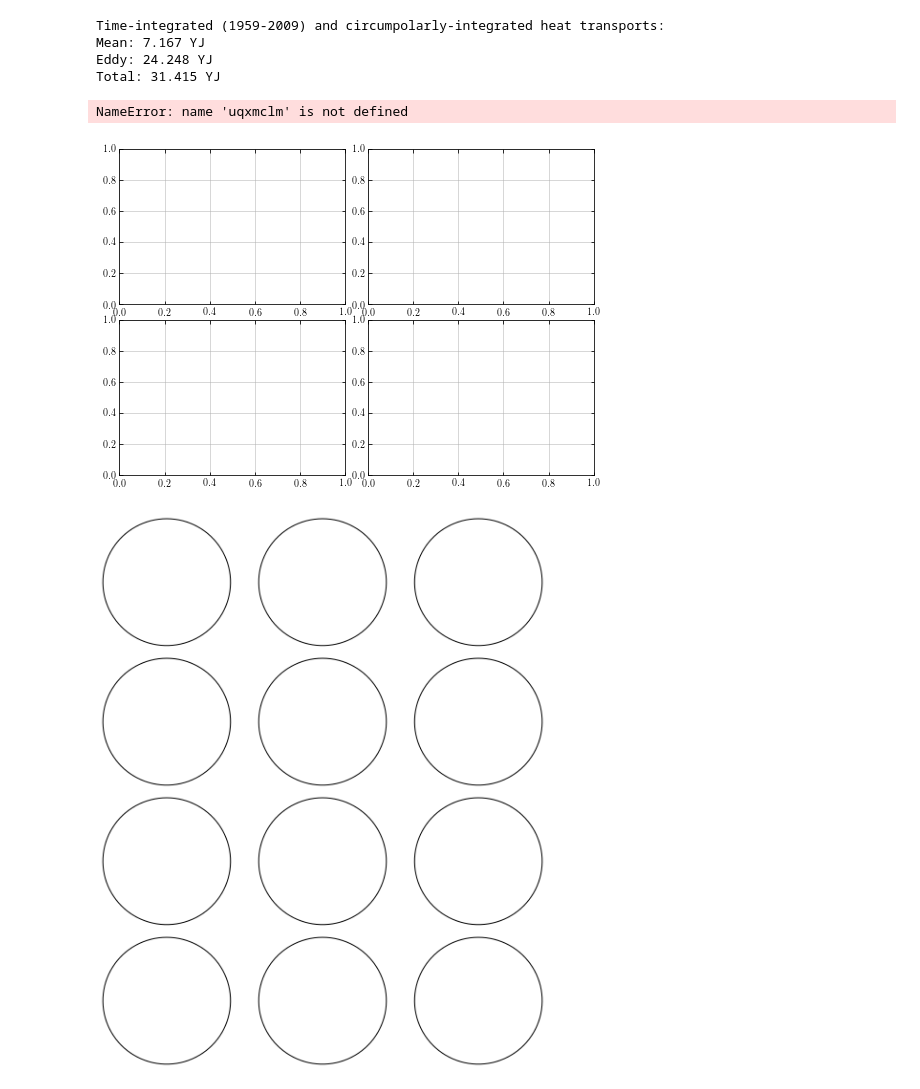
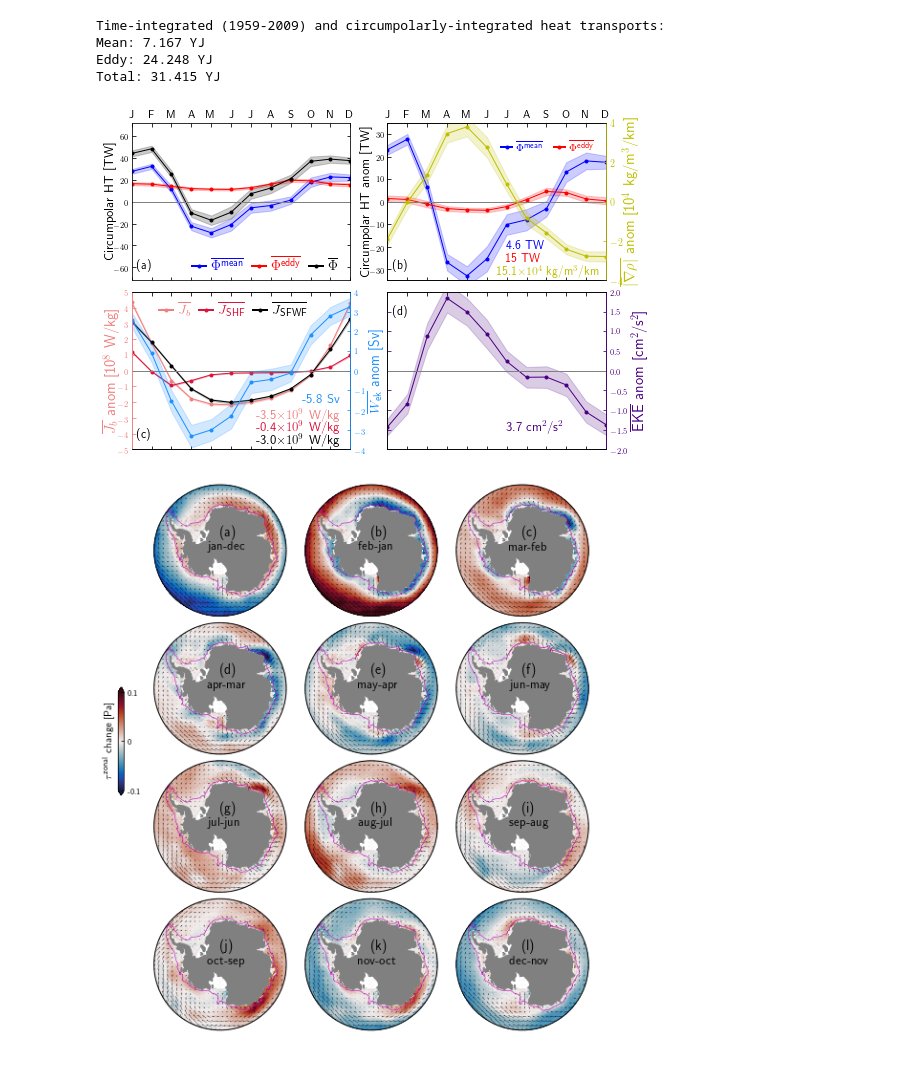
Before and after one commit to apaloczy/AntarcticaCircumpolarIntrusions, a Jupyter notebook: plot_figs/figs05-07_09-10_S3-S8/figs05-07_09-10_S3-S8.ipynb, the cells around one changed output. Saved outputs shown, nothing was run; the diff lists cells and outputs as text; code cells hidden in the pictures.

Commit message:
Update Figures 5-7, 9-10, S3-S8 and notebook.

```diff
--- a/plot_figs/figs05-07_09-10_S3-S8/figs05-07_09-10_S3-S8.ipynb
+++ b/plot_figs/figs05-07_09-10_S3-S8/figs05-07_09-10_S3-S8.ipynb
@@ -829,8 +829,8 @@ fig7.savefig('figS_interannual_stds.png')
 [figure]
 # %%
 # Get climatologies of circumpolatly-integrated/averaged variables.
-fnames = ['tauxy.npz', 'Jb_int.npz', 'gradRHO.npz', 'EKE_MKE.npz']
-vnames = ['tau_alongmo', 'Jb', 'gradrho_mag_monthly', 'ekemonthly']
+fnames = ['tauxy.npz', 'gradRHO.npz', 'EKE_MKE.npz']
+vnames = ['tau_alongmo', 'gradrho_mag_monthly', 'ekemonthly']
 for fname, v in zip(fnames, vnames):
     if 'clm' in v: # tauxclm and tauyclm
         try:
@@ -844,7 +844,12 @@ for fname, v in zip(fnames, vnames):
             vv = np.load(headnpz+'large_files/'+fname)[v]
     vars().update({v:vv})
 
-Jbt = Jb
+fnameJb = 'Jb_int.npz'
+djb = np.load(headnpz+fnameJb)
+Jbt = djb['Jb'] # Area-averaged (within 1000 m isobath) surface buoyancy flux [W/kg].
+Jqt = djb['Jq'] # Heat flux contribution to Jb [W/kg].
+Jst = djb['Js'] # Freshwater contribution to Jb [W/kg].
+
 ddd = np.load(headnpz+'large_files/'+fnames[0])
 xm, ym, dm, dist = ddd['xm'], ddd['ym'], ddd['dm'], ddd['d']
 # %%
@@ -865,7 +870,7 @@ ekemonthly = np.ma.masked_invalid(ekemonthly)
 # Circumpolarly-averaged buoyancy flux time series.
 Lxm = dxm.sum()
 thresh = 1e3
-Jbmonthly[np.abs(Jbmonthly)>thresh] = np.nan
+Jbt[np.abs(Jbt)>thresh] = np.nan
 ekemo = 0.5*(ekemonthly[:,1:] + ekemonthly[:,:-1])
 
 grhomo = 0.5*(gradrho_mag_monthly[:,1:] + gradrho_mag_monthly[:,:-1])
@@ -880,6 +885,8 @@ _, yrWek, _ = blkavgt(t, Wek, every=12)
 
 grhoclm, grhoclm_std = seasonal_avg(t, grhot), seasonal_std(t, grhot)
 Jbclm, Jbclm_std = seasonal_avg(t, Jbt), seasonal_std(t, Jbt)
+Jqclm, Jqclm_std = seasonal_avg(t, Jqt), seasonal_std(t, Jqt)
+Jsclm, Jsclm_std = seasonal_avg(t, Jst), seasonal_std(t, Jst)
 grhoclm, grhoclm_std = seasonal_avg(t, grhot), seasonal_std(t, grhot)
 ekeclm, ekeclm_std = seasonal_avg(t, eket), seasonal_std(t, eket)
 
@@ -905,6 +910,8 @@ SE95ekeclm = 2*ekeclm_std/sqrtNdof
 SE95Wekclm = 2*Wekclm_std/sqrtNdof
 SE95grhoclm = 2*grhoclm_std/sqrtNdof
 SE95Jbclm = 2*Jbclm_std/sqrtNdof
+SE95Jqclm = 2*Jqclm_std/sqrtNdof
+SE95Jsclm = 2*Jsclm_std/sqrtNdof
 
 # Read in potential temperature psimean and psieddy.
 fT = head + 'Tcirc_tavg.npz'
@@ -980,7 +986,7 @@ Eddy: 24.248 YJ
 Total: 31.415 YJ
 # %%
 #################################################################
-# Plot Figure 6 (seasonal cycles of circumpolarly-integrated or #
+# Plot Figure 5 (seasonal cycles of circumpolarly-integrated or #
 # circumpolarly-averaged variables).                            #
 #################################################################
 
@@ -988,12 +994,16 @@ icecol = 'darkturquoise'
 wekcol = 'dodgerblue'
 grhocol = 'y'
 jbcol = 'lightcoral'
+jqcol = 'crimson'
+jscol = 'k'
 ekecol = 'indigo'
 uqxecol = 'r'
 bbox = [-180, 180, -90, -60]
 bbox2 = [-180, 180, -90, -65]
 xmossn_labels = ['J', 'F', 'M', 'A', 'M', 'J', 'J', 'A', 'S', 'O', 'N', 'D']
 xmossn = np.int32(np.arange(1, 13))
+Jbfac = 1e8
+grhofac = 1e4
 
 figsize1 = (8.5, 6)
 figsize2 = (8.5, 10.5)
@@ -1037,7 +1047,7 @@ ax2.grid(False)
 
 # grad(rho).
 axgrho = ax2.twinx()
-axgrho.plot(xmossn, (grhoclm-grhoclm.mean())*1e4, color=grhocol, linewidth=1.0, marker='o', ms=3)
+axgrho.plot(xmossn, (grhoclm-grhoclm.mean())*grhofac, color=grhocol, linewidth=1.0, marker='o', ms=3)
 
 axgrho.yaxis.set_tick_params(labelsize=10)
 axgrho.grid(False)
@@ -1047,7 +1057,9 @@ axgrho.yaxis.set_tick_params(color=grhocol, labelcolor=grhocol, right=True, labe
 
 # Jb and Wek.
 axjb = ax3
-axjb.plot(xmossn, (Jbclm-Jbclm.mean())*1e8, color=jbcol, linewidth=1.0, marker='o', ms=3)
+axjb.plot(xmossn, (Jbclm-Jbclm.mean())*Jbfac, color=jbcol, linewidth=1.0, marker='o', ms=3, label=r"$\overline{J_b}$")
+axjb.plot(xmossn, (Jqclm-Jqclm.mean())*Jbfac, color=jqcol, linewidth=1.0, marker='o', ms=3, label=r"$\overline{J_\text{SHF}}$")
+axjb.plot(xmossn, (Jsclm-Jsclm.mean())*Jbfac, color=jscol, linewidth=1.0, marker='o', ms=3, label=r"$\overline{J_\text{SFWF}}$")
 axjb.yaxis.set_tick_params(labelsize=10)
 axjb.grid(False)
 axjb.set_ylabel(r"$\overline{J_b}$ anom [10$^8$ W/kg]", fontsize=15, fontweight='black', color=jbcol, va='center', labelpad=5)
@@ -1077,8 +1089,10 @@ ax4.yaxis.set_tick_params(left='off', labelleft='off')
 
 uqxmclm2 = uqxmclm - uqxmclm.mean()
 uqxeclm2 = uqxeclm - uqxeclm.mean()
-grhoclm2 = (grhoclm - grhoclm.mean())*1e4
-Jbclm2 = (Jbclm - Jbclm.mean())*1e8
+grhoclm2 = (grhoclm - grhoclm.mean())*grhofac
+Jbclm2 = (Jbclm - Jbclm.mean())*Jbfac
+Jqclm2 = (Jqclm - Jqclm.mean())*Jbfac
+Jsclm2 = (Jsclm - Jsclm.mean())*Jbfac
 Wekclm2 = Wekclm - Wekclm.mean()
 ekeclm2 = ekeclm - ekeclm.mean()
 
@@ -1091,8 +1105,10 @@ ax1.fill_between(xmossn, uqxclm - SE95uqxclm, y2=(uqxclm + SE95uqxclm), color='k
 #
 ax2.fill_between(xmossn, uqxmclm2 - SE95uqxmclm, y2=(uqxmclm2 + SE95uqxmclm), color='b', alpha=alpha_fill)
 ax2.fill_between(xmossn, uqxeclm2 - SE95uqxeclm, y2=(uqxeclm2 + SE95uqxeclm), color='r', alpha=alpha_fill)
-axgrho.fill_between(xmossn, grhoclm2 - SE95grhoclm*1e4, y2=(grhoclm2 + SE95grhoclm*1e4), color=grhocol, alpha=alpha_fill)
-axjb.fill_between(xmossn, Jbclm2 - SE95Jbclm*1e8, y2=(Jbclm2 + SE95Jbclm*1e8), color=jbcol, alpha=alpha_fill)
+axgrho.fill_between(xmossn, grhoclm2 - SE95grhoclm*grhofac, y2=(grhoclm2 + SE95grhoclm*grhofac), color=grhocol, alpha=alpha_fill)
+axjb.fill_between(xmossn, Jbclm2 - SE95Jbclm*Jbfac, y2=(Jbclm2 + SE95Jbclm*Jbfac), color=jbcol, alpha=alpha_fill)
+axjb.fill_between(xmossn, Jqclm2 - SE95Jqclm*Jbfac, y2=(Jqclm2 + SE95Jqclm*Jbfac), color=jqcol, alpha=alpha_fill)
+axjb.fill_between(xmossn, Jsclm2 - SE95Jsclm*Jbfac, y2=(Jsclm2 + SE95Jsclm*Jbfac), color=jscol, alpha=alpha_fill)
 axWek.fill_between(xmossn, Wekclm2 - SE95Wekclm, y2=(Wekclm2 + SE95Wekclm), color=wekcol, alpha=alpha_fill)
 axeke.fill_between(xmossn, ekeclm2 - SE95ekeclm, y2=(ekeclm2 + SE95ekeclm), color=ekecol, alpha=alpha_fill)
 #====================================================================================================================
@@ -1101,7 +1117,7 @@ ax1.set_ylim(-72, 72)
 ax2.set_ylim(-35, 35)
 axgrho.set_ylim(-4, 4)
 axWek.set_ylim(-4, 4)
-axjb.set_ylim(-1.4, 1.4)
+axjb.set_ylim(-5, 5)
 axeke.set_ylim(-2.0, 2.0)
 
 ax5 = bmap_antarctica_cartopy(ax5, labels=False)
@@ -1249,6 +1265,7 @@ ax1.set_xticklabels(xmossn_labels); ax2.set_xticklabels(xmossn_labels)
 ax3.set_xticks(xmossn); ax4.set_xticks(xmossn)
 nolabels = [""]*12
 ax4.set_xticklabels(nolabels); ax4.set_yticklabels(nolabels)
+ax3.set_yticks(np.int32(np.arange(-5, 6)))
 
 axl = [ax1, ax2, ax3, ax4, ax5, ax6]
 axlcart = [ax1, ax2, ax3, ax4, axeke, axWek, axjb]
@@ -1276,41 +1293,51 @@ for legobj, legtxt in zip(legh.legendHandles, legh.get_texts()):
     legobj.set_linewidth(2.0)
     legtxt.set_color(legobj.get_color())
 
 legh = ax2.legend(fontsize=11, loc=(0.50, 0.78), frameon=False, ncol=2, handlelength=1, handletextpad=0.35, columnspacing=1.0)
 for legobj, legtxt in zip(legh.legendHandles, legh.get_texts()):
     legobj.set_linewidth(2.0)
     legtxt.set_color(legobj.get_color())
 
+legh = ax3.legend(fontsize=14, loc=(0.10, 0.80), frameon=False, ncol=3, handlelength=1, handletextpad=0.35, columnspacing=0.6)
+for legobj, legtxt in zip(legh.legendHandles, legh.get_texts()):
+    legobj.set_linewidth(2.0)
+    legtxt.set_color(legobj.get_color())
+
 xletter, yletter = 0.02, 0.075
 xletterd, yletterd = 0.02, 0.86
 ax1.text(xletter, yletter, r'(a)', fontsize=12, fontweight='bold', transform=ax1.transAxes)
 ax2.text(xletter, yletter, r'(b)', fontsize=12, fontweight='bold', transform=ax2.transAxes)
 ax3.text(xletter, yletter, r'(c)', fontsize=12, fontweight='bold', transform=ax3.transAxes)
 ax4.text(xletterd, yletterd, r'(d)', fontsize=12, fontweight='bold', transform=ax4.transAxes)
 
+jbqsfac = 1e9
 # Add mean value of anomalies as annotations.
-xtb, ytb1, ytb2, ytb3 = 0.54, 0.2, 0.12, 0.04
+xtb, ytb1, ytb2, ytb3, ytb0 = 0.54, 0.2, 0.12, 0.04, 0.3
+xtb0 = 0.78
 xtb2 = 0.50
 ax2.text(xtb, ytb1, r'%0.1f TW'%uqxmclm.mean(), color='b', fontsize=12, fontweight='bold', transform=ax2.transAxes)
 ax2.text(xtb, ytb2, r'%0.0f TW'%uqxeclm.mean(), color='r', fontsize=12, fontweight='bold', transform=ax2.transAxes)
-ax2.text(xtb2, ytb3, r'%0.1f$\times 10^4$ kg/m$^3$/km'%(grhoclm.mean()*1e4), color=grhocol, fontsize=12, fontweight='bold', transform=ax2.transAxes)
-xtb, ytb1, ytb2 = 0.54, 0.2, 0.1
-ax3.text(xtb, ytb1, r'%0.1f$\times 10^{11}$ W/kg'%(Jbclm.mean()*1e11), color=jbcol, fontsize=13, fontweight='bold', transform=ax3.transAxes)
-ax3.text(xtb, ytb2, r'%0.1f Sv'%Wekclm.mean(), color=wekcol, fontsize=13, fontweight='bold', transform=ax3.transAxes)
+ax2.text(xtb2, ytb3, r'%0.1f$\times 10^4$ kg/m$^3$/km'%(grhoclm.mean()*grhofac), color=grhocol, fontsize=12, fontweight='bold', transform=ax2.transAxes)
+
+dlll = -0.03
+ax3.text(xtb0, ytb0, r'%0.1f Sv'%Wekclm.mean(), color=wekcol, fontsize=13, fontweight='bold', transform=ax3.transAxes)
+ax3.text(xtb-dlll, ytb1, r'%0.1f$\times 10^9$ W/kg'%(Jbclm.mean()*jbqsfac), color=jbcol, fontsize=13, fontweight='bold', transform=ax3.transAxes)
+ax3.text(xtb-dlll, ytb2, r'%0.1f$\times 10^9$ W/kg'%(Jqclm.mean()*jbqsfac), color=jqcol, fontsize=13, fontweight='bold', transform=ax3.transAxes)
+ax3.text(xtb-dlll, ytb3, r'%0.1f$\times 10^9$ W/kg'%(Jsclm.mean()*jbqsfac), color=jscol, fontsize=13, fontweight='bold', transform=ax3.transAxes)
+
 ax4.text(xtb, ytb2, r'%0.1f cm$^2$/s$^2$'%ekeclm.mean(), color=ekecol, fontsize=13, fontweight='bold', transform=ax4.transAxes)
 
 fig.subplots_adjust(hspace=0.075, wspace=0.17)
 fig2.subplots_adjust(hspace=0.05, wspace=0.0)
 
 figname = 'fig_seasnisob.%s'%fmt
 fig.savefig(figname, bbox_inches='tight', dpi=125)
 
 figname = 'fig_seasntau.%s'%fmt
 fig2.savefig(figname, bbox_inches='tight', dpi=150)
 # %% [output]
-NameError: name 'uqxmclm' is not defined
-[figure, old version]
+[figure, new version]
-[figure, old version]
+[figure, new version]
 # %%
 ##############################################################
 # Plot Figure 7 (inteannual variability of mean/eddy/total   #
```
Also changed, not shown: parts of 10 cells of this notebook, 9 other files.
